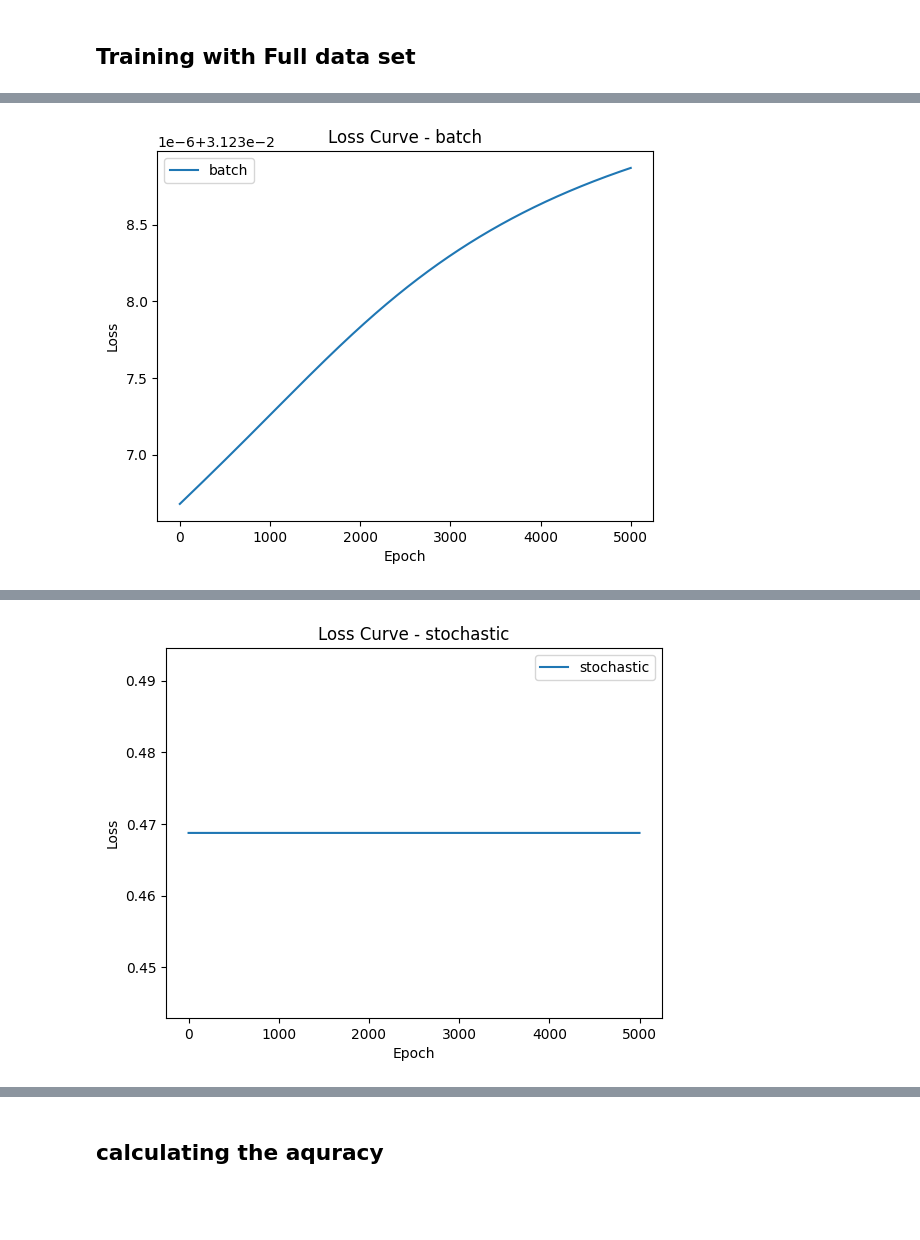
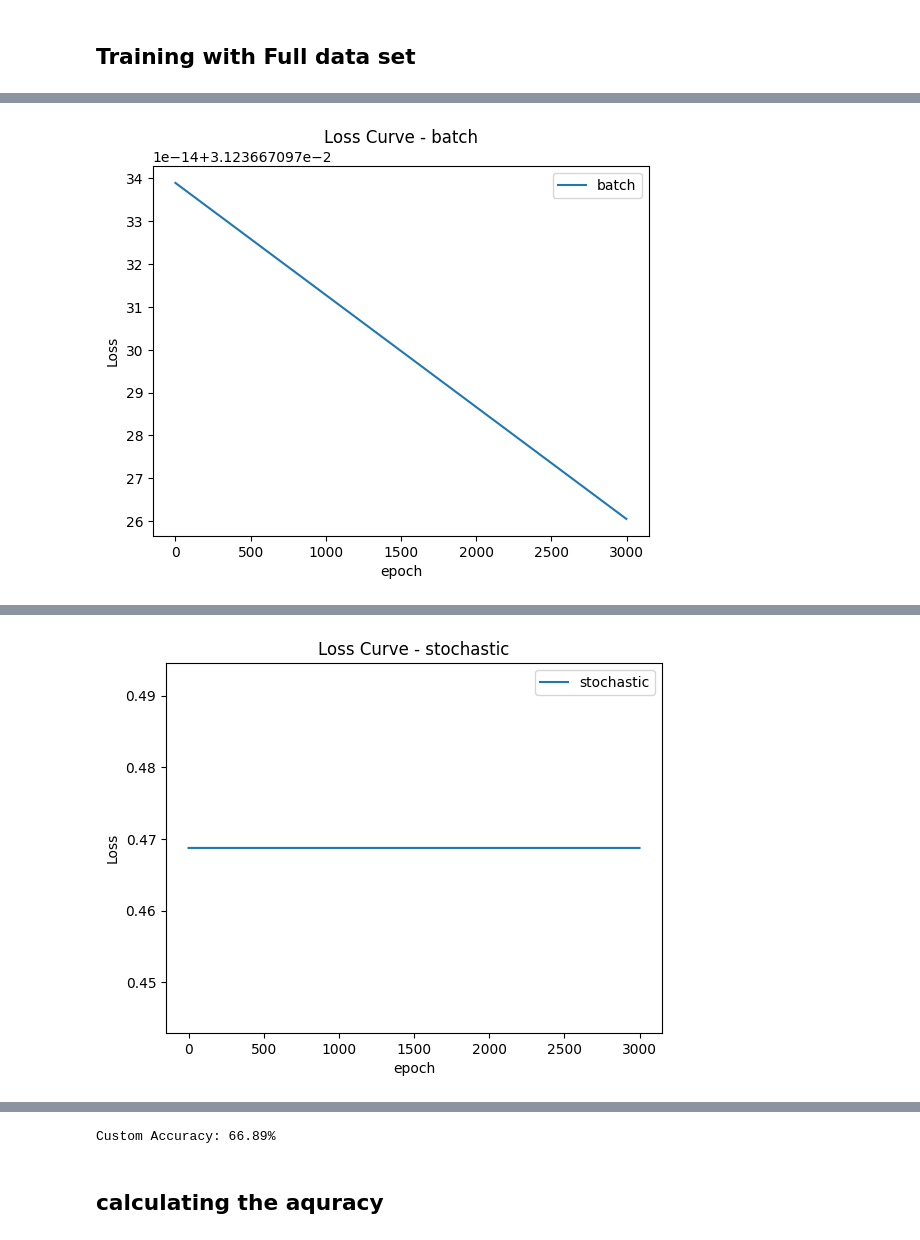
Before and after one commit to Mazen-Gaber/NN-from-scratch, a Jupyter notebook: Neural_Network.ipynb, the cells around one changed output, grey strips where cells are left out. Cells and saved outputs as stored; diff of their text form; code cells hidden in the pictures; blank space fills up the shorter version.

```diff
--- a/Neural_Network.ipynb
+++ b/Neural_Network.ipynb
@@ -537,28 +655,24 @@ import numpy as np
 # Load your CSV data
 data = pd.read_csv("Fifa22.csv", encoding='utf-8')
 
-# Handle missing values (if any)
-data = data.dropna()
+# Encode categorical variables
+le = LabelEncoder()
+data['Position'] = le.fit_transform(data['Position'])
 
-# Encode categorical variables
-label_encoder = LabelEncoder()
-data['Position'] = label_encoder.fit_transform(data['Position'])
-
-# Split the dataset into features (X) and target labels (Y)
+# Split the dataset
 X = data.drop(['Position', 'Nombre'], axis=1).values.T
 Y = data['Position'].values
 player_names = data['Nombre'].values
 
-# Standardize the features (optional but often recommended for neural networks)
+# Standardize the features
 scaler = StandardScaler()
 X = scaler.fit_transform(X)
 
 # One-hot encode the target labels
-num_classes = len(label_encoder.classes_)
+num_classes = len(le.classes_)
 Y_one_hot = np.eye(num_classes)[Y]
 
 Y = Y.astype(int)  # Convert target labels to integers
-# Example usage with softmax activation, L2 loss, and L1 regularization
 layers_dim = [X.shape[0], 128, num_classes]  # Adjust num_classes based on your number of positions
 print(len(layers_dim))
 activation_func = ["tanh","relu","softmax"]
@@ -567,19 +681,19 @@ loss = l2_loss()
 model = Model(layers_dim, activation_func, loss)
 
 # Train and print predicted positions for each method
-model.train(X, Y_one_hot.T, player_names, num_epochs=5000, learning_rate=0.01,
+model.train(X, Y_one_hot.T, player_names, num_epochs=3000, learning_rate=0.01,
             gradient_descent_method='batch', batch_size=None,
             dropout_prob=None, l1_lambda=0.01, early_stopping=False, validation_data=None, patience=10)
 
-model.train(X, Y_one_hot.T, player_names, num_epochs=5000, learning_rate=0.01,
+model.train(X, Y_one_hot.T, player_names, num_epochs=3000, learning_rate=0.01,
             gradient_descent_method='stochastic', batch_size=None,
             dropout_prob=None, l1_lambda=0.01, early_stopping=False, validation_data=None, patience=10)
 
 # Initialize losses list outside the loop
 losses = []
 
-model.train(X, Y_one_hot.T, player_names, num_epochs=5000, learning_rate=0.01,
-            gradient_descent_method='mini_batch', batch_size=64,
+model.train(X, Y_one_hot.T, player_names, num_epochs=3000, learning_rate=0.01,
+            gradient_descent_method='mini_batch', batch_size=32,
             dropout_prob=None, l1_lambda=0.01, early_stopping=False, validation_data=None, patience=10)
 
 # Extracting actual labels from one-hot encoded matrix
@@ -592,10 +706,7 @@ predicted_labels = np.argmax(model.predict(X), axis=0)
 # Use the label_encoder to transform the predicted labels back to the original positions
 predicted_positions = label_encoder.inverse_transform(predicted_labels)
 
-# Print the predicted positions
-print(f"Predicted Labels: {predicted_positions}")
-
 # Print player names along with actual and predicted positions
 for i in range(len(player_names)):
-    print(f"Name: {player_names[i]}, Actual Position: {actual_positions[i]}, Predicted Position: {predicted_positions[i]}")
+    print(f" Actual Position: {actual_positions[i]}, Model Predicted Position: {predicted_positions[i]},Player Name: {player_names[i]},")
 # %% [output]
@@ -619 +730 @@ Epoch 4900, Loss: 0.03123885067679801
-[figure, old version]
+[figure, new version]
@@ -637 +748 @@ Epoch 4900, Loss: 0.46875
-[figure, old version]
+[figure, new version]
@@ -673,3 +784,25 @@ Name: Guillermo Ortíz, Actual Position: CB, Predicted Position: ST
+# %%
+def custom_accuracy(actual_positions, predicted_positions):
+    correct = 0
+    total = len(actual_positions)
+
+    for actual, predicted in zip(actual_positions, predicted_positions):
+        if actual == predicted or \
+           (actual == 'CAM' and predicted in ['ST', 'CM', 'LW', 'RW']) or \
+           (actual == 'LM' and predicted in ['RM', 'ST', 'RW', 'LW']) or \
+           (actual == 'RM' and predicted in ['LM', 'ST', 'RW', 'LW']) or \
+           (actual == 'LW' and predicted in ['LM', 'ST', 'RW', 'RM']) or \
+           (actual == 'RW' and predicted in ['LM', 'ST', 'RM', 'LW']):
+            correct += 1
+
+    accuracy = correct / total
+    return accuracy * 100
+
+# Calculate and print custom accuracy
+custom_acc = custom_accuracy(actual_positions, predicted_positions)
+print(f"Custom Accuracy: {custom_acc:.2f}%")
+# %% [output]
+Custom Accuracy: 66.89%
 # %% [markdown]
 ## calculating the aquracy
 # %% [markdown]
```
Also changed, not shown: parts of 10 cells of this notebook, 4 other files.
